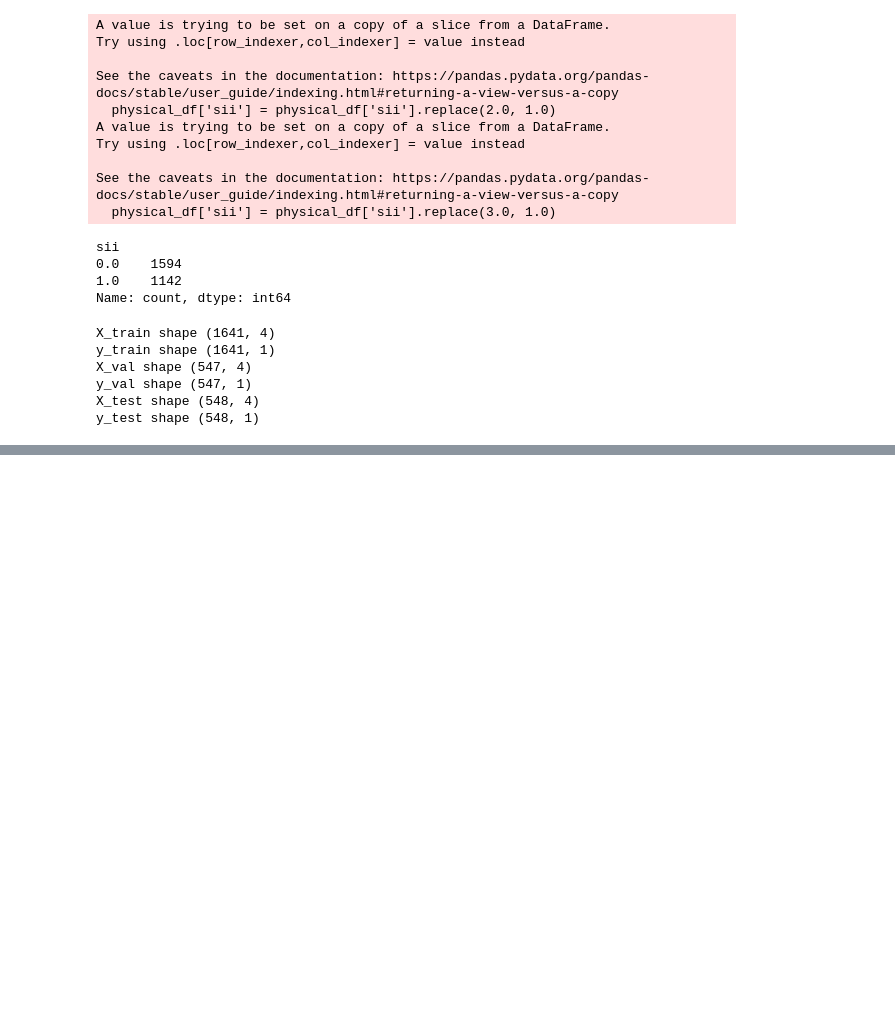
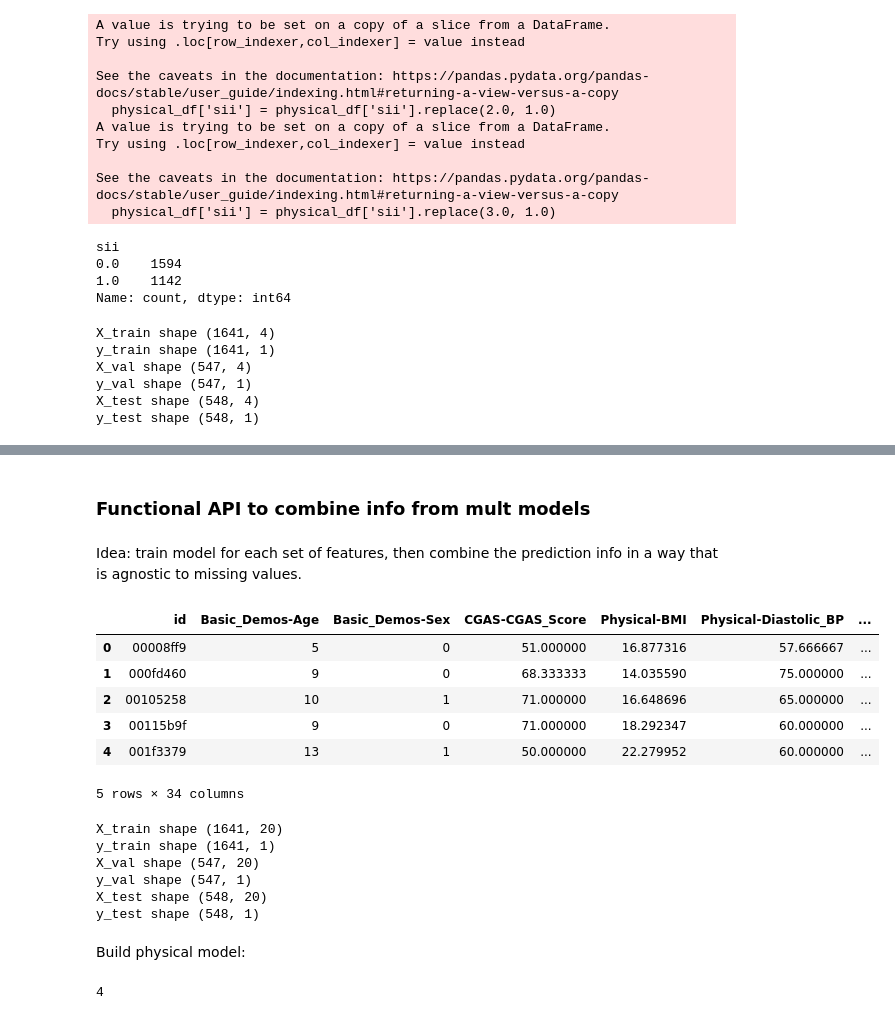
Before and after one commit to erica-landreth/datasci207_fa24_01_LMRSW, a Jupyter notebook: EDA/EIL_EDA_imputation_clustering2.ipynb, the cells around one changed output, grey strips where cells are left out. Drawn from its saved outputs; the diff is of its cells as text; code cells hidden in the pictures; blank space fills up the shorter version.

```diff
--- a/EDA/EIL_EDA_imputation_clustering2.ipynb
+++ b/EDA/EIL_EDA_imputation_clustering2.ipynb
@@ -844 +842,15 @@ The accuracy is:0.6040145985401459
 0.7500145435333252
+# %% [markdown]
+### Functional API to combine info from mult models
+# %% [markdown]
+Idea: train model for each set of features, then combine the prediction info in a way that is agnostic to missing values.
+# %%
+data.head()
+# %% [output]
+|  | id | Basic_Demos-Age | Basic_Demos-Sex | CGAS-CGAS_Score | Physical-BMI | Physical-Diastolic_BP | ... |
+| 0 | 00008ff9 | 5 | 0 | 51.000000 | 16.877316 | 57.666667 | ... |
+| 1 | 000fd460 | 9 | 0 | 68.333333 | 14.035590 | 75.000000 | ... |
+| 2 | 00105258 | 10 | 1 | 71.000000 | 16.648696 | 65.000000 | ... |
+| 3 | 00115b9f | 9 | 0 | 71.000000 | 18.292347 | 60.000000 | ... |
+| 4 | 001f3379 | 13 | 1 | 50.000000 | 22.279952 | 60.000000 | ... |
+5 rows × 34 columns
@@ -844,0 +859,22 @@ The accuracy is:0.6040145985401459
+# %%
+X_train, y_train, X_val, y_val, X_test, y_test = preprocess_data_part2(
+    df.drop('sii', axis=1).to_numpy(),
+    df[["sii"]].to_numpy(),
+    split
+)
+
+print(f"X_train shape {X_train.shape}")
+print(f"y_train shape {y_train.shape}")
+print(f"X_val shape {X_val.shape}")
+print(f"y_val shape {y_val.shape}")
+print(f"X_test shape {X_test.shape}")
+print(f"y_test shape {y_test.shape}")
+# %% [output]
+X_train shape (1641, 20)
+y_train shape (1641, 1)
+X_val shape (547, 20)
+y_val shape (547, 1)
+X_test shape (548, 20)
+y_test shape (548, 1)
+# %% [markdown]
+Build physical model:
@@ -844,0 +895,5 @@ The accuracy is:0.6040145985401459
+# %%
+# figure out a cleaner way to divide the training features ...
+len([col for col in df.columns if 'Physical' in col])
+# %% [output]
+4
```
Also changed, not shown: parts of 19 cells of this notebook.
